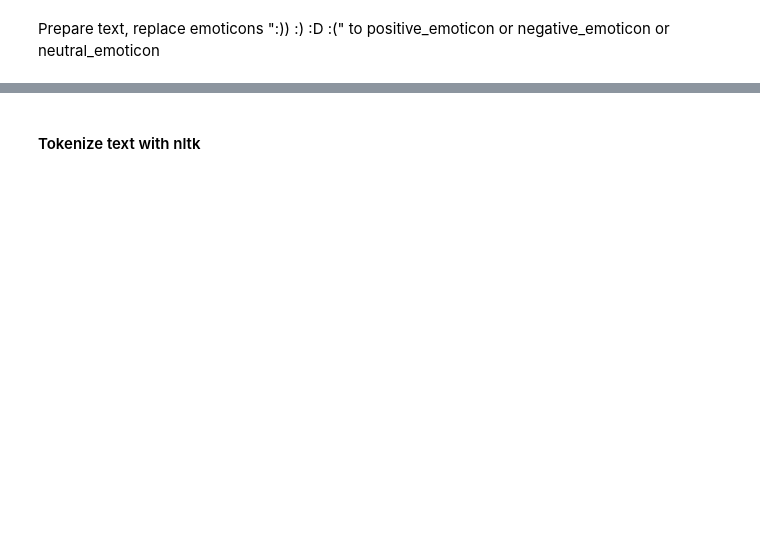
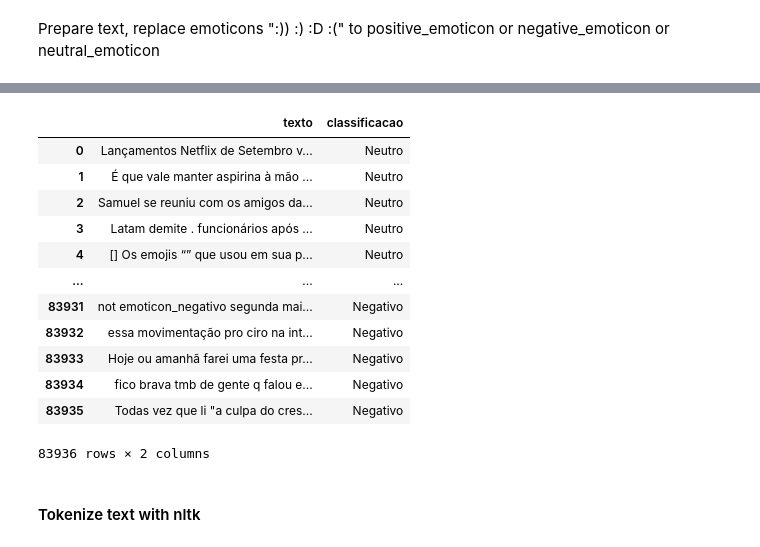
Before and after one commit to Fmarcelneves/Twitter_Network_Analytics, a Jupyter notebook: Machine_learning_model_construction_Felipe_M_Neves_political_theme.ipynb, the cells around one changed output, grey strips where cells are left out. Saved outputs shown, nothing was run; the diff lists cells and outputs as text; code cells hidden in the pictures; blank space fills up the shorter version.

```diff
--- a/Machine_learning_model_construction_Felipe_M_Neves_political_theme.ipynb
+++ b/Machine_learning_model_construction_Felipe_M_Neves_political_theme.ipynb
@@ -395,3 +397,19 @@ dataset.replace("", nan_value, inplace=True)
+# %%
+dataset
+# %% [output]
+|  | texto | classificacao |
+| 0 | Lançamentos Netflix de Setembro v... | Neutro |
+| 1 | É que vale manter aspirina à mão ... | Neutro |
+| 2 | Samuel se reuniu com os amigos da... | Neutro |
+| 3 | Latam demite . funcionários após ... | Neutro |
+| 4 | [] Os emojis “” que usou em sua p... | Neutro |
+| ... | ... | ... |
+| 83931 | not emoticon_negativo segunda mai... | Negativo |
+| 83932 | essa movimentação pro ciro na int... | Negativo |
+| 83933 | Hoje ou amanhã farei uma festa pr... | Negativo |
+| 83934 | fico brava tmb de gente q falou e... | Negativo |
+| 83935 | Todas vez que li "a culpa do cres... | Negativo |
+83936 rows × 2 columns
 # %% [markdown]
 <h4>Tokenize text with nltk</h4>
 # %%
```
Also changed, not shown: parts of 29 cells of this notebook.
